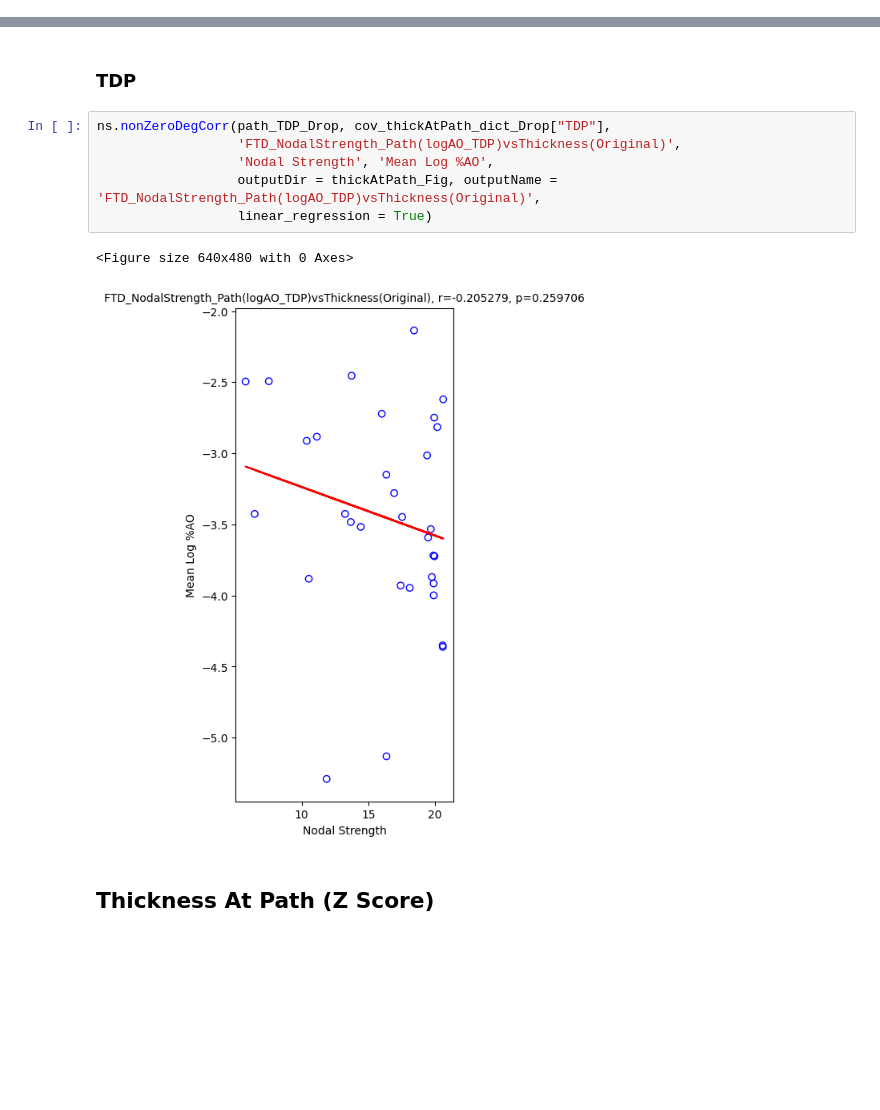
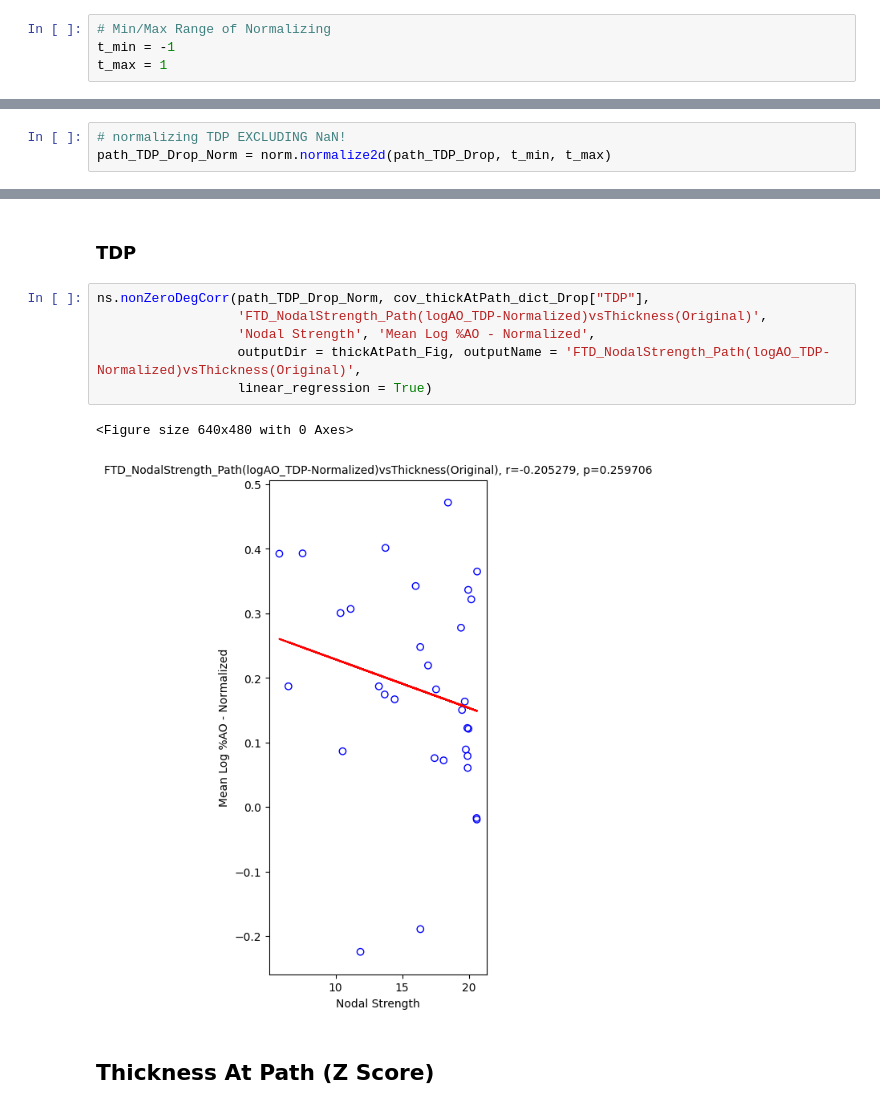
Before and after one commit to dontminchenit/mBIN, a Jupyter notebook: FTD_JupyterNotebook/Thickness_At_Pathology_Analysis/[6] Nodal Strength vs Thickness At Pathology.ipynb, the cells around one changed output, grey strips where cells are left out. Saved outputs shown, nothing was run; the diff lists cells and outputs as text; blank space fills up the shorter version.

```diff
--- a/FTD_JupyterNotebook/Thickness_At_Pathology_Analysis/[6] Nodal Strength vs Thickness At Pathology.ipynb
+++ b/FTD_JupyterNotebook/Thickness_At_Pathology_Analysis/[6] Nodal Strength vs Thickness At Pathology.ipynb
@@ -378,0 +383,4 @@ ns.nonZeroDegCorr(TDPnormVolAtPath_w_Drop, cov_normVolAtPath_w_dict_Drop["TDP"],
+# %%
+# Min/Max Range of Normalizing
+t_min = -1
+t_max = 1
@@ -379,3 +390,6 @@ ns.nonZeroDegCorr(TDPnormVolAtPath_w_Drop, cov_normVolAtPath_w_dict_Drop["TDP"],
+# %%
+# normalizing TDP EXCLUDING NaN!
+path_TDP_Drop_Norm = norm.normalize2d(path_TDP_Drop, t_min, t_max)
 # %% [markdown]
 ## Thickness At Path (Original)
 # %% [markdown]
@@ -392,14 +406,14 @@ ns.nonZeroDegCorr(path_TAU_Drop, cov_thickAtPath_dict_Drop["TAU"],
 # %% [markdown]
 ### TDP
 # %%
-ns.nonZeroDegCorr(path_TDP_Drop, cov_thickAtPath_dict_Drop["TDP"],
-                  'FTD_NodalStrength_Path(logAO_TDP)vsThickness(Original)',
-                  'Nodal Strength', 'Mean Log %AO',
-                  outputDir = thickAtPath_Fig, outputName = 'FTD_NodalStrength_Path(logAO_TDP)vsThickness(Original)',
+ns.nonZeroDegCorr(path_TDP_Drop_Norm, cov_thickAtPath_dict_Drop["TDP"],
+                  'FTD_NodalStrength_Path(logAO_TDP-Normalized)vsThickness(Original)',
+                  'Nodal Strength', 'Mean Log %AO - Normalized',
+                  outputDir = thickAtPath_Fig, outputName = 'FTD_NodalStrength_Path(logAO_TDP-Normalized)vsThickness(Original)',
                   linear_regression = True)
 # %% [output]
 <Figure size 640x480 with 0 Axes>
-[figure, old version]
+[figure, new version]
 # %% [markdown]
 ## Thickness At Path (Z Score)
 # %% [markdown]
```
Also changed, not shown: parts of 14 cells of this notebook, 42 other files.
